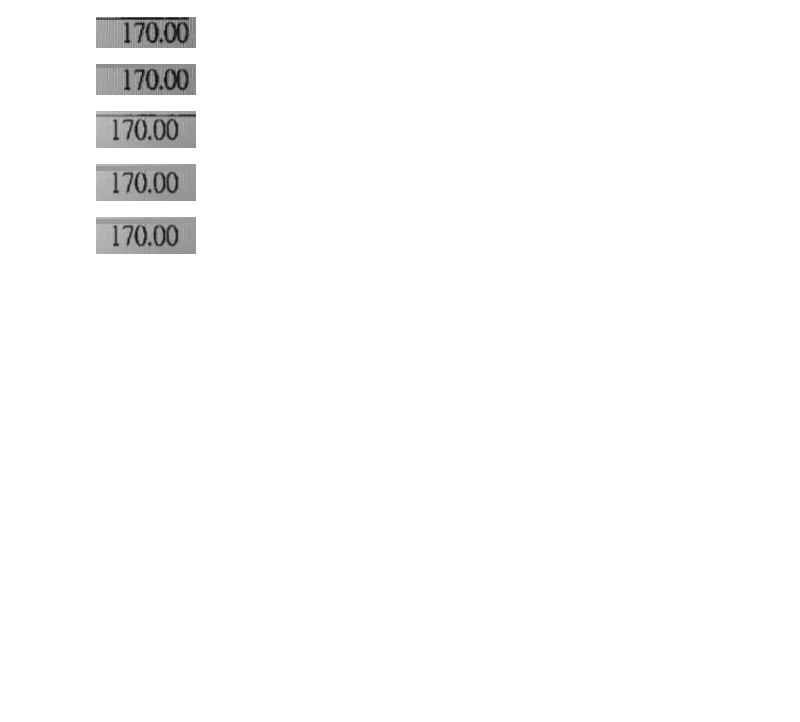
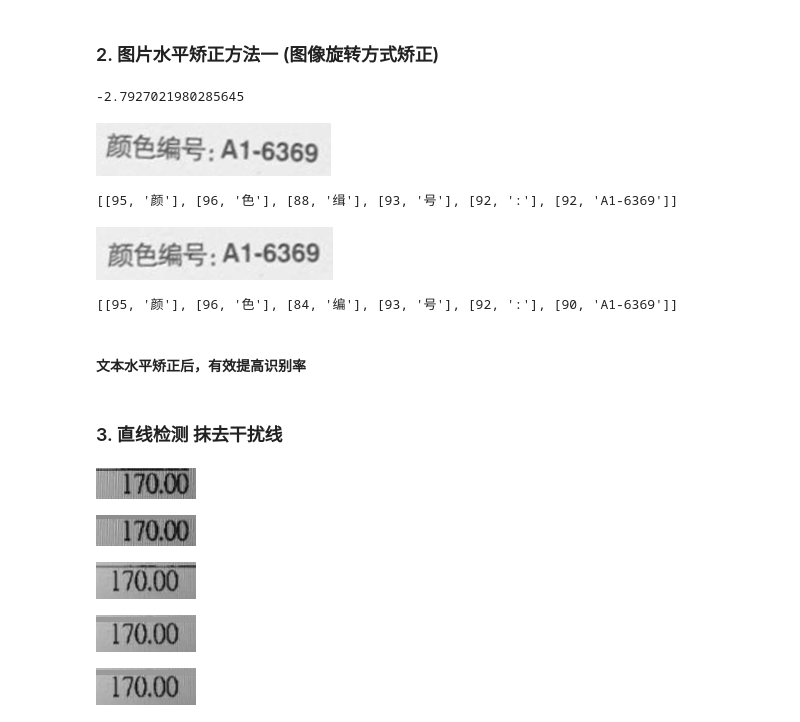
Before and after one commit to vance-coder/OCR, a Jupyter notebook: pre_precess.ipynb, the cells around one changed output. Saved outputs shown, nothing was run; the diff lists cells and outputs as text; code cells hidden in the pictures; blank space fills up the shorter version.

```diff
--- a/pre_precess.ipynb
+++ b/pre_precess.ipynb
@@ -78,7 +119,68 @@ def process_img(path):
+# %% [markdown]
+### 2. 图片水平矫正方法一  (图像旋转方式矫正)
+# %%
+# 图片旋转
+import math
+def rotate_bound(image, angle):
+    # angle 处理
+    if angle < -60:
+        angle = np.abs(angle) - 90
+    elif angle > 60:
+        angle = 90 - angle
+
+    #获取宽高
+    (h, w) = image.shape[:2]
+    (cX, cY) = (w // 2, h // 2)
+
+    # 提取旋转矩阵 sin cos
+    M = cv2.getRotationMatrix2D((cX, cY), -angle, 1.0)
+    cos = np.abs(M[0, 0])
+    sin = np.abs(M[0, 1])
+
+    # 计算图像的新边界尺寸
+    nW = int((h * sin) + (w * cos))
+    nH = h
+
+    # 调整旋转矩阵
+    M[0, 2] += (nW / 2) - cX
+    M[1, 2] += (nH / 2) - cY
+
+    return cv2.warpAffine(image, M, (nW, nH),flags=cv2.INTER_CUBIC, borderMode=cv2.BORDER_REPLICATE)
+
+
+# 获取图片旋转角度
+def get_minAreaRect(image):
+    gray = cv2.cvtColor(image, cv2.COLOR_BGR2GRAY)
+    gray = cv2.bitwise_not(gray)
+    thresh = cv2.threshold(gray, 127, 255,
+        cv2.THRESH_BINARY | cv2.THRESH_OTSU)[1]
+    coords = np.column_stack(np.where(thresh > 0))
+    return cv2.minAreaRect(coords)[-1]
+
+image_path = './images/test4.png'
+image = cv2.imread(image_path)
+angle = get_minAreaRect(image)
+rotated = rotate_bound(image, angle)
+
+print(angle)
+display(Image.fromarray(image))
+print(text_recognition(image))
+display(Image.fromarray(rotated))
+print(text_recognition(rotated))
+# %% [output]
+-2.7927021980285645
+[figure, added]
+[[95, '颜'], [96, '色'], [88, '缉'], [93, '号'], [92, ':'], [92, 'A1-6369']]
+[figure, added]
+[[95, '颜'], [96, '色'], [84, '编'], [93, '号'], [92, ':'], [90, 'A1-6369']]
+# %% [markdown]
+#### 文本水平矫正后，有效提高识别率
 # %%
 # 以 ~ | — _ 空格 开头结尾的都可以去除
 # adjust调整False，然后扩展两个像素点
 ?Image.fromarray
+# %% [markdown]
+### 3. 直线检测 抹去干扰线
 # %%
 # left 不为-1的拼接，特殊符号去空格，单词之间空格连接
 # 直线检测
```
Also changed, not shown: parts of 7 cells of this notebook, 5 other files.
